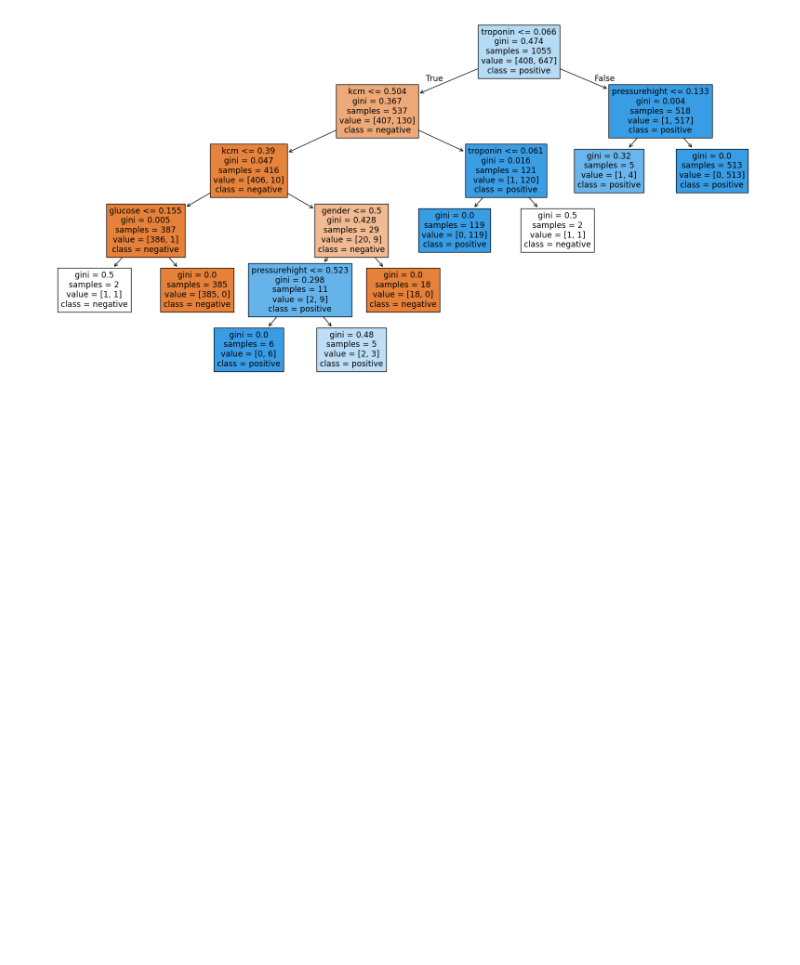
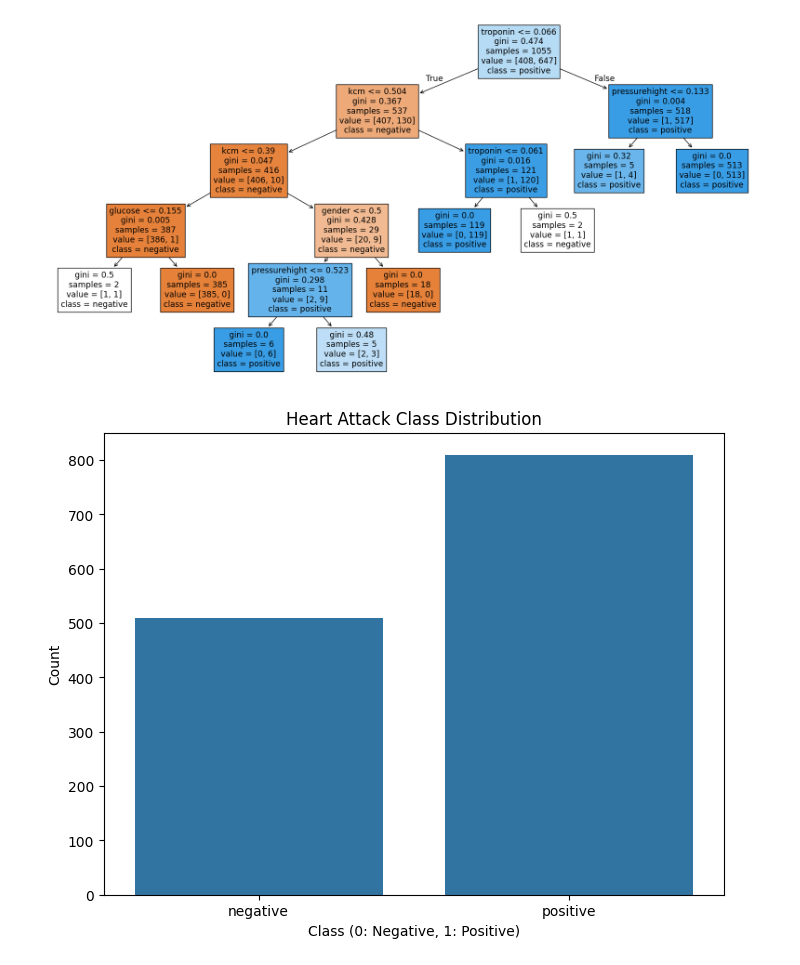
Before and after one commit to VasanthPrakasam/Heart-Disease-Classification-Dataset, a Jupyter notebook: Heart_Disease_Classification_Dataset.ipynb, the cells around one changed output. Drawn from its saved outputs; the diff is of its cells as text; code cells hidden in the pictures; blank space fills up the shorter version.

```diff
--- a/Heart_Disease_Classification_Dataset.ipynb
+++ b/Heart_Disease_Classification_Dataset.ipynb
@@ -368,3 +368,13 @@ plot_tree(best_dt, feature_names=X.columns, class_names=['negative', 'positive']
 plt.show()
 # %% [output]
 [figure]
+# %%
+# Visualize class distribution
+plt.figure(figsize=(8, 6))
+sns.countplot(data=df, x='class')
+plt.title('Heart Attack Class Distribution')
+plt.xlabel('Class (0: Negative, 1: Positive)')
+plt.ylabel('Count')
+plt.show()
+# %% [output]
+[figure, added]
```
Also changed, not shown: parts of 2 cells of this notebook.
